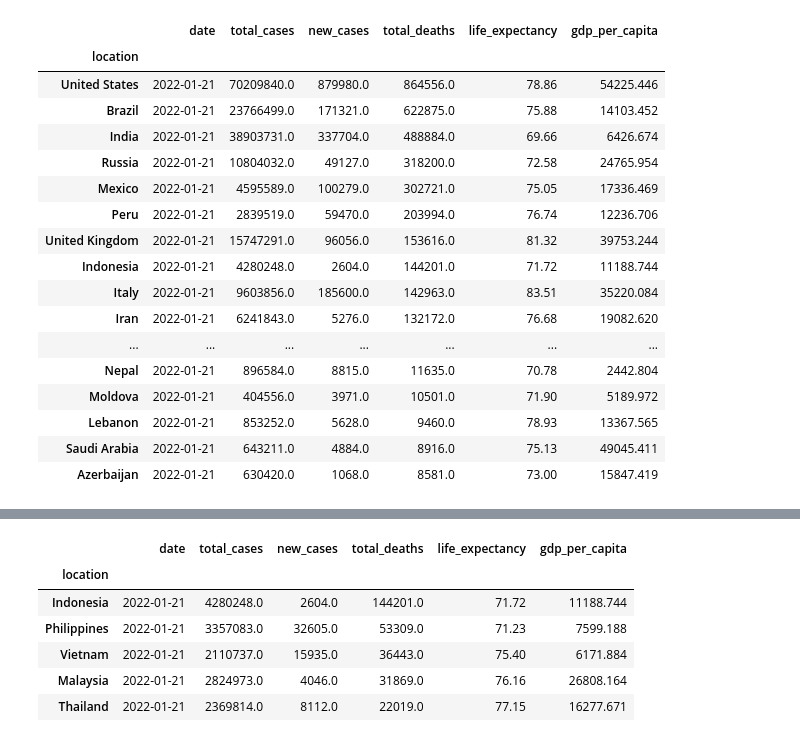
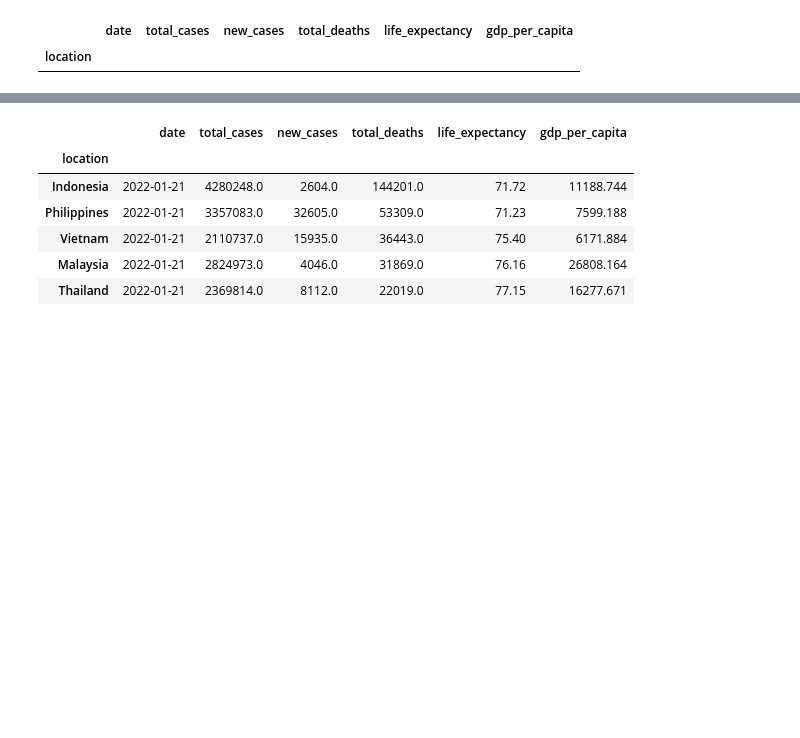
Before and after one commit to Thitphavanh/Python-Artificial-intelligence-Machine-Learning-Deep-Learning, a Jupyter notebook: DataRegression/SimpleLinearRegression.ipynb, the cells around one changed output, grey strips where cells are left out. Cells and saved outputs as stored; diff of their text form; code cells hidden in the pictures; blank space fills up the shorter version.

```diff
--- a/DataRegression/SimpleLinearRegression.ipynb
+++ b/DataRegression/SimpleLinearRegression.ipynb
@@ -38,7 +38,7 @@ numpy   version: 1.22.1
 # covid = pd.read_csv('D:/Python Analysis/owid-covid-data.csv')
 # covid
 
-covid = pd.read_csv('D:\QAPublicAd\MulticlassClassification\owid-covid-data.csv')
+covid = pd.read_csv('C:/Users/Hery/Desktop/My Projects/Python-Artificial-intelligence-Machine-Learning-Deep-Learning/owid-covid-data.csv')
 covid
 # %% [output]
 |  | iso_code | continent | location | date | total_cases | new_cases | new_cases_smoothed | total_deaths | ... |
@@ -116,7 +116,7 @@ data
 # %%
 #data5 = data5.loc[:, ['Entity','Code','Year','Breast cancer (deaths)']]
 #s = data1.drop([77,140,43,119]) #,axis=0).drop([60604]) #ลบแถว
-df1 = data.loc[data['date'] == '2022-01-21'].sort_values(['total_deaths'],ascending=False) #.drop([147610]) #.rename(columns={'Internet':'y'}) #ข้อมูล ณ วันที่ 7 ธค.2020
+df1 = data.loc[data['date'] == '2022-06-21'].sort_values(['total_deaths'],ascending=False)#.drop([147610]) #.rename(columns={'Internet':'y'})
 df1
 # %% [output]
 |  | date | location | total_cases | new_cases | total_deaths | life_expectancy | gdp_per_capita |
@@ -135,24 +123,7 @@ df1
 # %%
-df2 = df1.sort_values(['total_deaths'],ascending=False) #.set_index('location') #.head(60) #.reset_index()
-s = df2.drop([154317]).set_index('location').head(60) #,axis=0) #ลบแถว
-s
+df2 = df1.sort_values(['total_deaths'],ascending=False).set_index('location').head(60) #.reset_index()
+df2.head(60)
 # %% [output]
 |  | date | total_cases | new_cases | total_deaths | life_expectancy | gdp_per_capita |
 | location |  |  |  |  |  |  |
-| United States | 2022-01-21 | 70209840.0 | 879980.0 | 864556.0 | 78.86 | 54225.446 |
-| Brazil | 2022-01-21 | 23766499.0 | 171321.0 | 622875.0 | 75.88 | 14103.452 |
-| India | 2022-01-21 | 38903731.0 | 337704.0 | 488884.0 | 69.66 | 6426.674 |
-| Russia | 2022-01-21 | 10804032.0 | 49127.0 | 318200.0 | 72.58 | 24765.954 |
-| Mexico | 2022-01-21 | 4595589.0 | 100279.0 | 302721.0 | 75.05 | 17336.469 |
-| Peru | 2022-01-21 | 2839519.0 | 59470.0 | 203994.0 | 76.74 | 12236.706 |
-| United Kingdom | 2022-01-21 | 15747291.0 | 96056.0 | 153616.0 | 81.32 | 39753.244 |
-| Indonesia | 2022-01-21 | 4280248.0 | 2604.0 | 144201.0 | 71.72 | 11188.744 |
-| Italy | 2022-01-21 | 9603856.0 | 185600.0 | 142963.0 | 83.51 | 35220.084 |
-| Iran | 2022-01-21 | 6241843.0 | 5276.0 | 132172.0 | 76.68 | 19082.620 |
-| ... | ... | ... | ... | ... | ... | ... |
-| Nepal | 2022-01-21 | 896584.0 | 8815.0 | 11635.0 | 70.78 | 2442.804 |
-| Moldova | 2022-01-21 | 404556.0 | 3971.0 | 10501.0 | 71.90 | 5189.972 |
-| Lebanon | 2022-01-21 | 853252.0 | 5628.0 | 9460.0 | 78.93 | 13367.565 |
-| Saudi Arabia | 2022-01-21 | 643211.0 | 4884.0 | 8916.0 | 75.13 | 49045.411 |
-| Azerbaijan | 2022-01-21 | 630420.0 | 1068.0 | 8581.0 | 73.00 | 15847.419 |
 # %%
```
Also changed, not shown: parts of 12 cells of this notebook, 1 other file.
